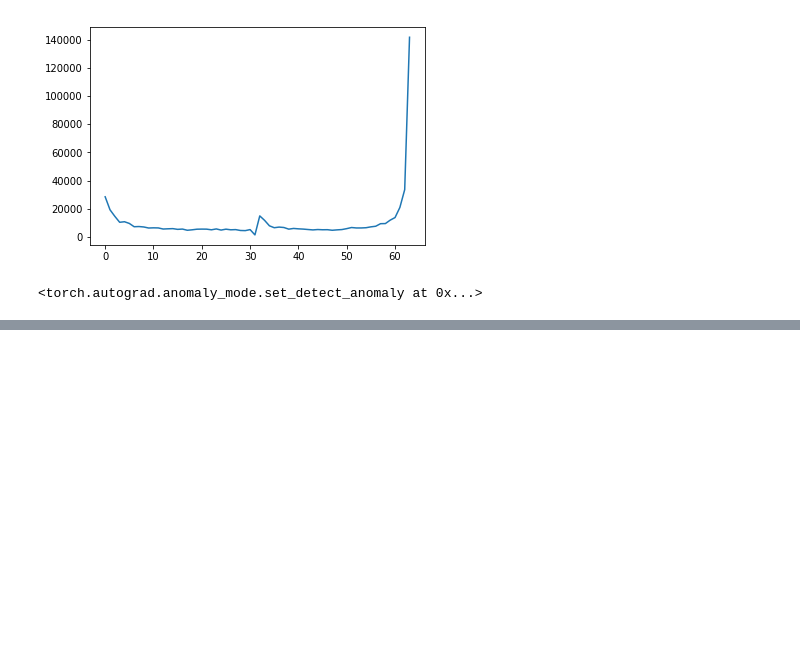
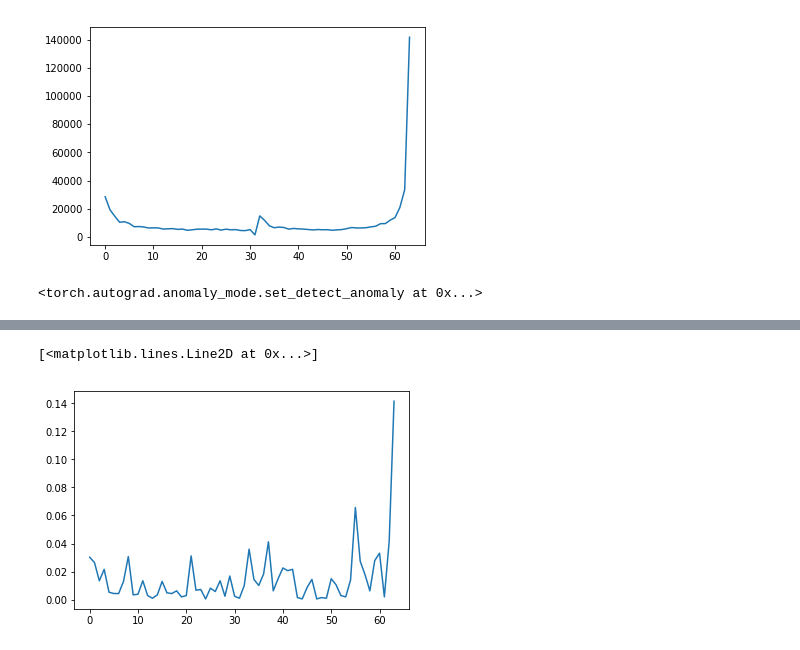
Before and after one commit to emilyj19/TS, a Jupyter notebook: Deep_Factors.ipynb, the cells around one changed output, grey strips where cells are left out. Cells and saved outputs as stored; diff of their text form; code cells hidden in the pictures; blank space fills up the shorter version.

```diff
--- a/Deep_Factors.ipynb
+++ b/Deep_Factors.ipynb
@@ -314,0 +322,12 @@ T = ??
+# %%
+test_vol = test_vols[0:50].reshape((50,-1))
+
+norm_test_vols = np.zeros(test_vol.shape)
+for i in range(50):
+  norm_test_vols[i] = test_vol[i]/np.amax(test_vols[i])
+
+new_test_data = norm_test_vols[:,:pred_length]
+
+covars_test_data = new_create_covariate_data(new_test_data, 64, [0,31,32,63])
+
+covars_test_data = torch.FloatTensor(covars_test_data)
@@ -333,0 +364,6 @@ with torch.no_grad():
+# %%
+plt.plot(new_test_data[1])
+#plt.plot(paths[1,0])
+# %% [output]
+[<matplotlib.lines.Line2D at 0x...>]
+[figure, added]
```
Also changed, not shown: parts of 13 cells of this notebook.
